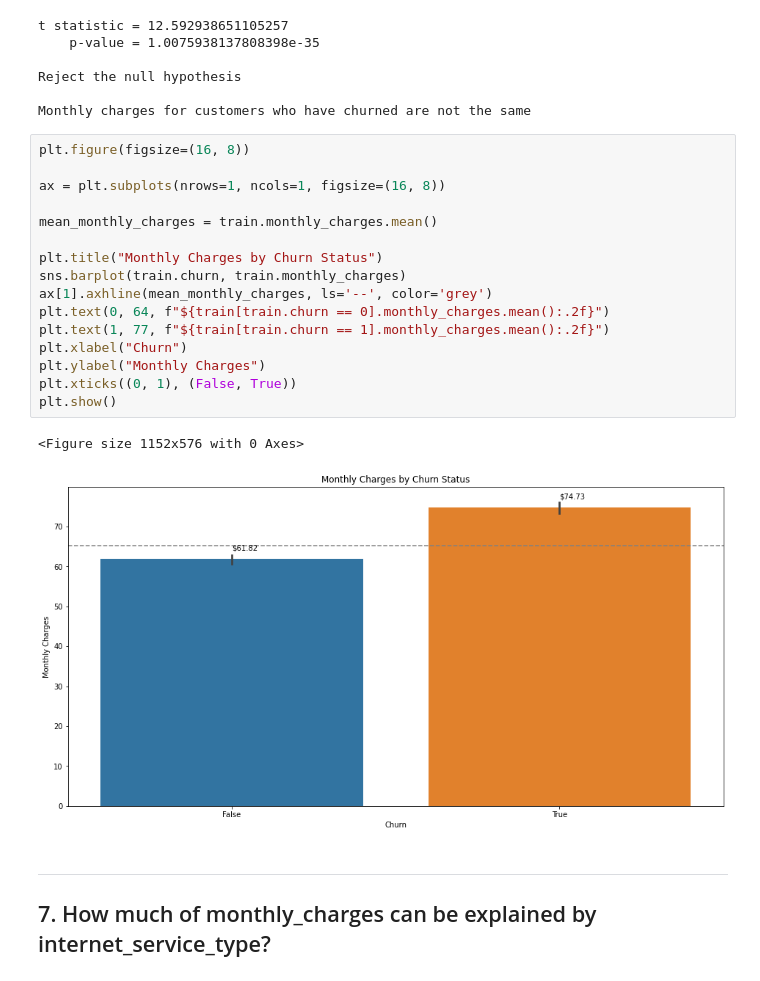
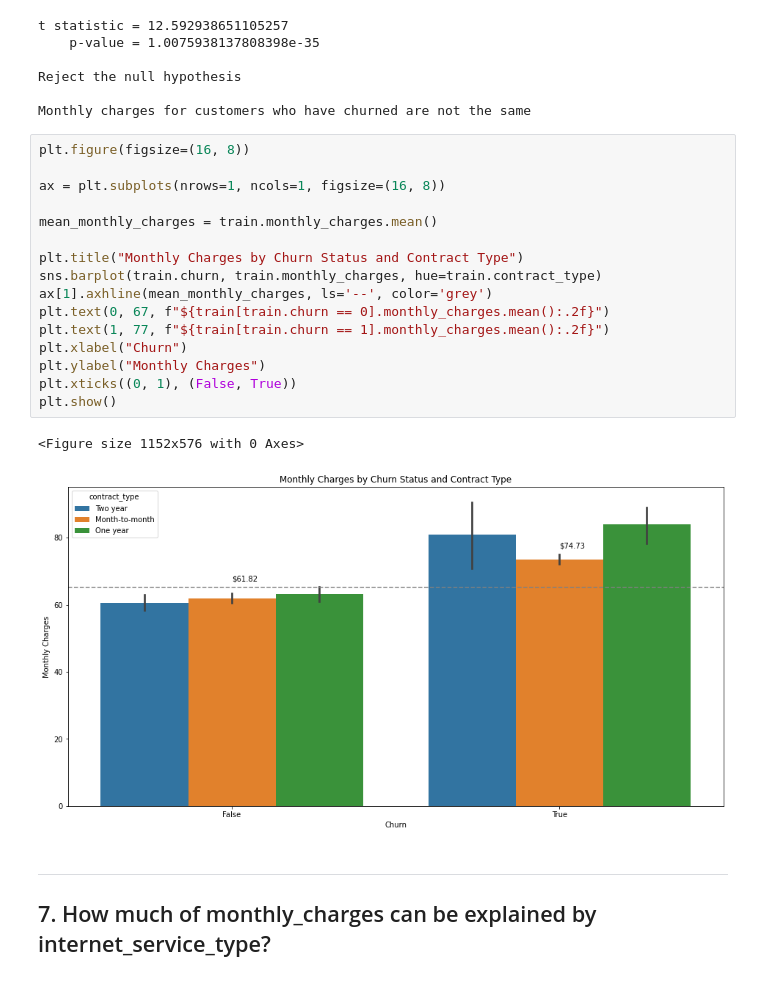
Before and after one commit to hartman-jiang-classification-project/telco-classification-project, a Jupyter notebook: master_project_pipeline.ipynb, the cells around one changed output. Saved outputs shown, nothing was run; the diff lists cells and outputs as text.

```diff
--- a/master_project_pipeline.ipynb
+++ b/master_project_pipeline.ipynb
@@ -601,22 +655,22 @@ Monthly charges for customers who have churned are not the same
 # %%
 plt.figure(figsize=(16, 8))
 
 ax = plt.subplots(nrows=1, ncols=1, figsize=(16, 8))
 
 mean_monthly_charges = train.monthly_charges.mean()
 
-plt.title("Monthly Charges by Churn Status")
-sns.barplot(train.churn, train.monthly_charges)
+plt.title("Monthly Charges by Churn Status and Contract Type")
+sns.barplot(train.churn, train.monthly_charges, hue=train.contract_type)
 ax[1].axhline(mean_monthly_charges, ls='--', color='grey')
-plt.text(0, 64, f"${train[train.churn == 0].monthly_charges.mean():.2f}")
+plt.text(0, 67, f"${train[train.churn == 0].monthly_charges.mean():.2f}")
 plt.text(1, 77, f"${train[train.churn == 1].monthly_charges.mean():.2f}")
 plt.xlabel("Churn")
 plt.ylabel("Monthly Charges")
 plt.xticks((0, 1), (False, True))
 plt.show()
 # %% [output]
 <Figure size 1152x576 with 0 Axes>
-[figure, old version]
+[figure, new version]
 # %% [markdown]
 ---
 ## 7. How much of monthly_charges can be explained by internet_service_type?
```
Also changed, not shown: parts of 11 cells of this notebook, 1 other file.
